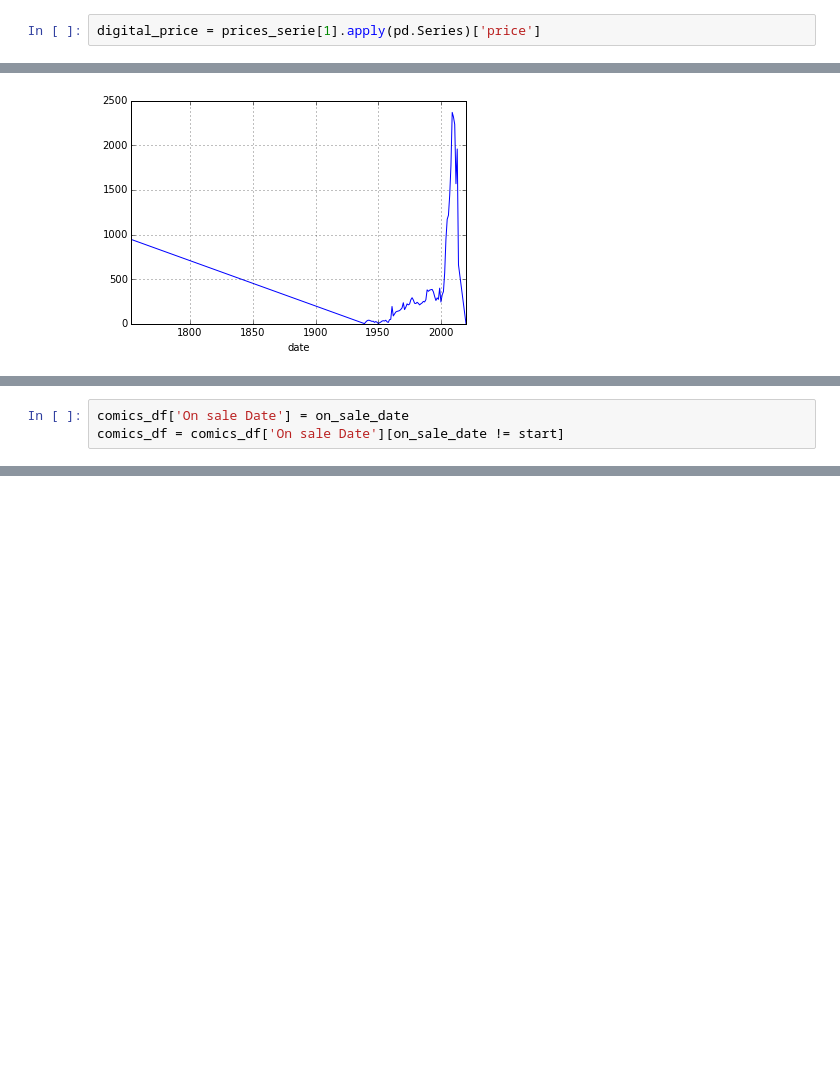
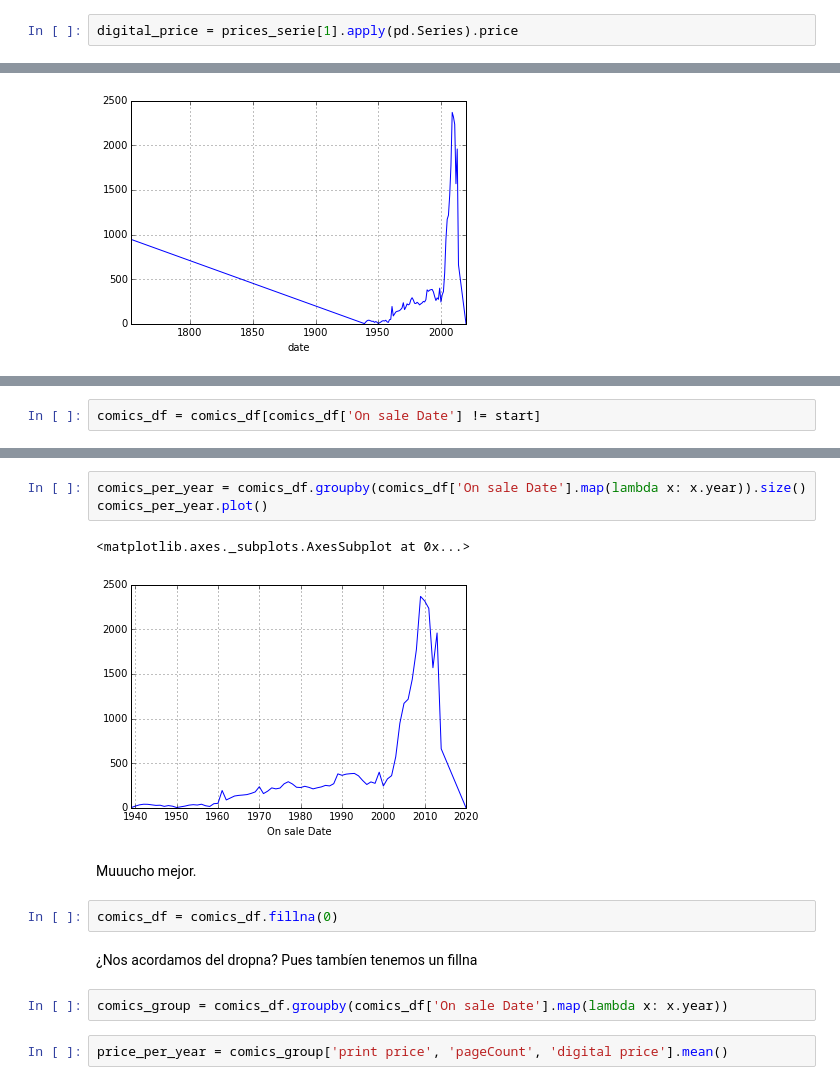
Before and after one commit to maigimenez/aurora, a Jupyter notebook: Python_vlc Octubre.ipynb, the cells around one changed output, grey strips where cells are left out. Cells and saved outputs as stored; diff of their text form; blank space fills up the shorter version.

Commit message:
Added plot for price through time

```diff
--- a/Python_vlc Octubre.ipynb
+++ b/Python_vlc Octubre.ipynb
@@ -660,5 +657,5 @@ print_price.shape
 # %%
-digital_price = prices_serie[1].apply(pd.Series)['price']
+digital_price = prices_serie[1].apply(pd.Series).price
 # %%
 digital_price.value_counts()
 # %% [output]
@@ -723,3 +739,2 @@ really_old.dates.iloc[1]
 # %%
-comics_df['On sale Date'] = on_sale_date
-comics_df = comics_df['On sale Date'][on_sale_date != start]
+comics_df = comics_df[comics_df['On sale Date'] != start]
@@ -745,0 +741,16 @@ Name: On sale Date, Length: 29234, dtype: datetime64[ns]
+# %%
+comics_per_year = comics_df.groupby(comics_df['On sale Date'].map(lambda x: x.year)).size()
+comics_per_year.plot()
+# %% [output]
+<matplotlib.axes._subplots.AxesSubplot at 0x...>
+[figure, added]
+# %% [markdown]
+Muuucho mejor.
+# %%
+comics_df = comics_df.fillna(0)
+# %% [markdown]
+¿Nos acordamos del dropna? Pues tambíen tenemos un fillna
+# %%
+comics_group = comics_df.groupby(comics_df['On sale Date'].map(lambda x: x.year))
+# %%
+price_per_year = comics_group['print price', 'pageCount', 'digital price'].mean()
```
Also changed, not shown: parts of 21 cells of this notebook.
